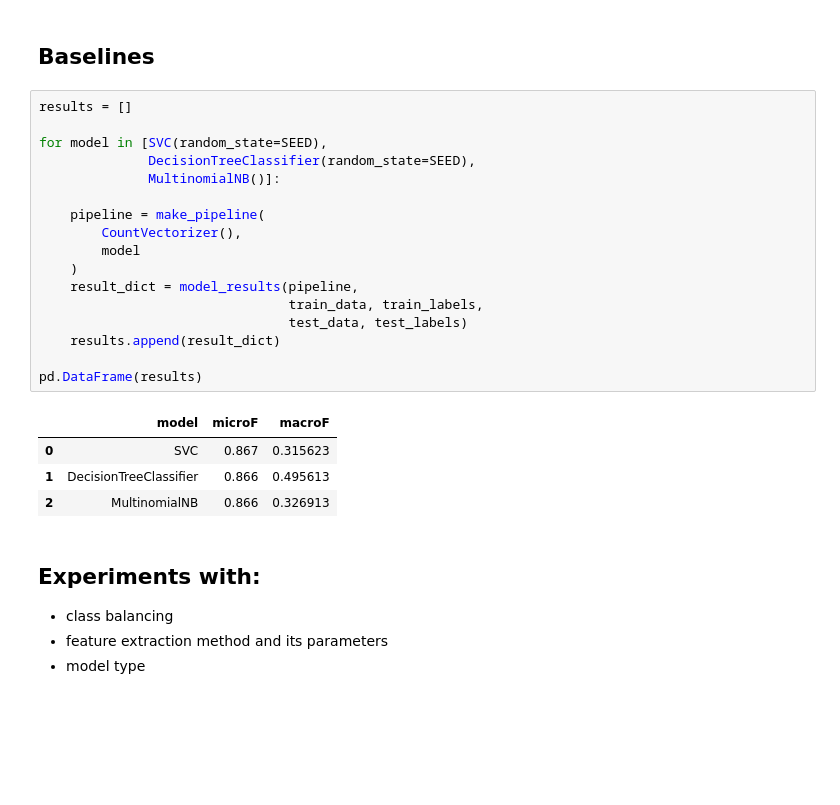
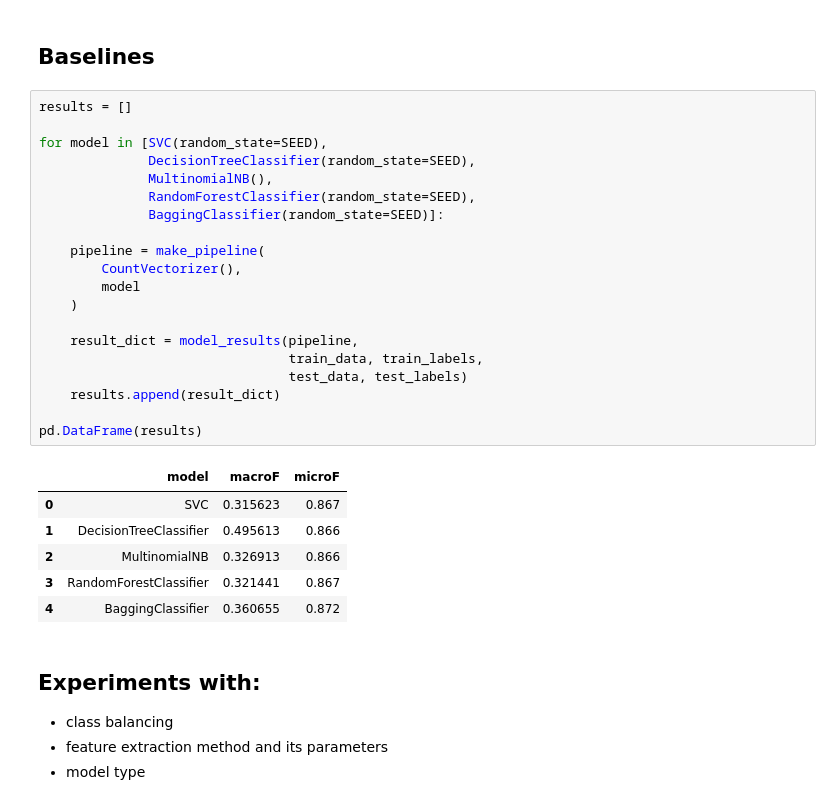
Before and after one commit to k-katarzyna/Cyberbullying_Hatespeech_Detection, a Jupyter notebook: Poleval_2019/main.ipynb, the cells around one changed output. Drawn from its saved outputs; the diff is of its cells as text; blank space fills up the shorter version.

```diff
--- a/Poleval_2019/main.ipynb
+++ b/Poleval_2019/main.ipynb
@@ -74,25 +85,30 @@ test_data = [text.replace("@anonymized_account", "") for text in test_data]
 # %%
 results = []
 
 for model in [SVC(random_state=SEED),
               DecisionTreeClassifier(random_state=SEED),
-              MultinomialNB()]:
+              MultinomialNB(),
+              RandomForestClassifier(random_state=SEED),
+              BaggingClassifier(random_state=SEED)]:
 
     pipeline = make_pipeline(
         CountVectorizer(),
         model
     )
+
     result_dict = model_results(pipeline,
                                 train_data, train_labels,
                                 test_data, test_labels)
     results.append(result_dict)
 
 pd.DataFrame(results)
 # %% [output]
-|  | model | microF | macroF |
-| 0 | SVC | 0.867 | 0.315623 |
-| 1 | DecisionTreeClassifier | 0.866 | 0.495613 |
-| 2 | MultinomialNB | 0.866 | 0.326913 |
+|  | model | macroF | microF |
+| 0 | SVC | 0.315623 | 0.867 |
+| 1 | DecisionTreeClassifier | 0.495613 | 0.866 |
+| 2 | MultinomialNB | 0.326913 | 0.866 |
+| 3 | RandomForestClassifier | 0.321441 | 0.867 |
+| 4 | BaggingClassifier | 0.360655 | 0.872 |
 # %% [markdown]
 ## Experiments with:
 
```
Also changed, not shown: parts of 11 cells of this notebook, 1 other file.
